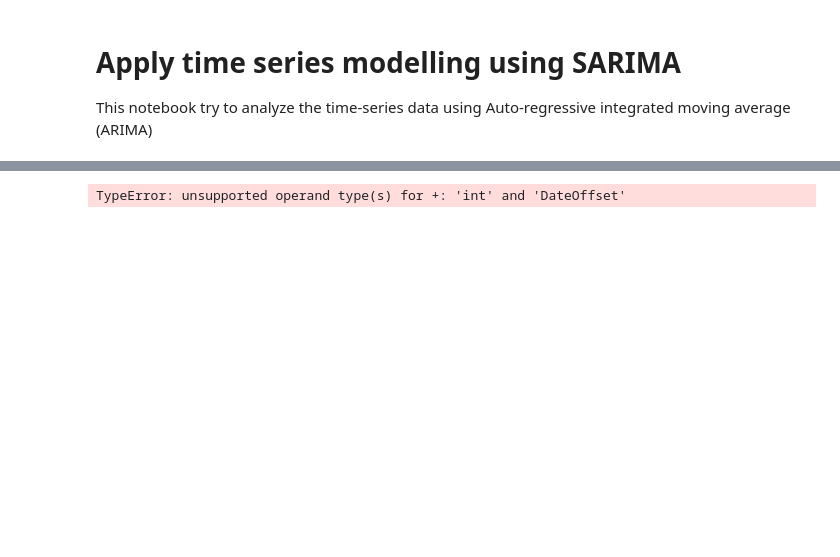
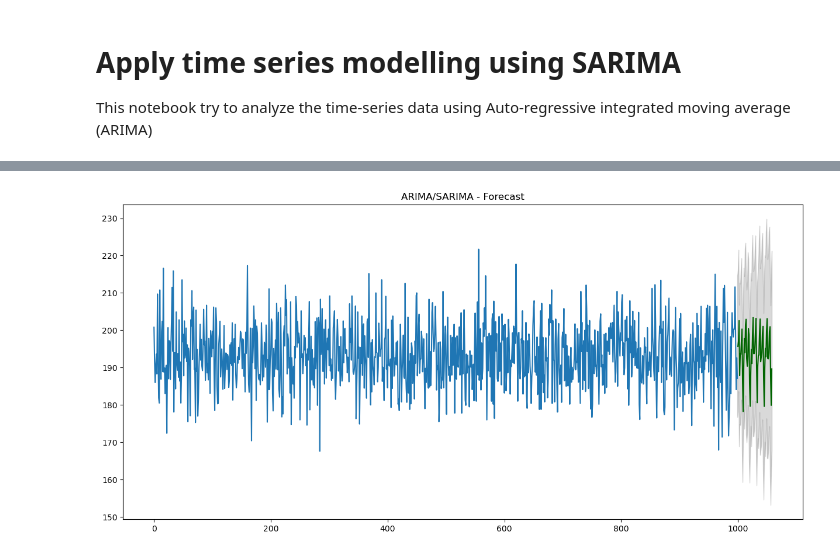
Before and after one commit to mekatronik-achmadi/Predict-CBM, a Jupyter notebook: Vale/TestOlahPy/plant_modelling/model_time_series.ipynb, the cells around one changed output, grey strips where cells are left out. Saved outputs shown, nothing was run; the diff lists cells and outputs as text; code cells hidden in the pictures; blank space fills up the shorter version.

```diff
--- a/Vale/TestOlahPy/plant_modelling/model_time_series.ipynb
+++ b/Vale/TestOlahPy/plant_modelling/model_time_series.ipynb
@@ -78,27 +98,27 @@ plt.show()
 # %%
-def forecast(ARIMA_model, periods=24):
+def forecast(ARIMA_model, periods=60):
     # Forecast
     n_periods = periods
     fitted, confint = ARIMA_model.predict(n_periods=n_periods, return_conf_int=True)
-    index_of_fc = pd.date_range(df.index[-1] + pd.DateOffset(months=1), periods = n_periods, freq='MS')
+    index_of_fc = range(df.index[-1], df.index[-1] + n_periods, 1)
 
     # make series for plotting purpose
     fitted_series = pd.Series(fitted, index=index_of_fc)
     lower_series = pd.Series(confint[:, 0], index=index_of_fc)
     upper_series = pd.Series(confint[:, 1], index=index_of_fc)
 
     # Plot
     plt.figure(figsize=(15,7))
-    plt.plot(df["#Passengers"], color='#1f76b4')
+    plt.plot(df["Values"], color='#1f76b4')
     plt.plot(fitted_series, color='darkgreen')
     plt.fill_between(lower_series.index,
                     lower_series,
                     upper_series,
                     color='k', alpha=.15)
 
-    plt.title("ARIMA/SARIMA - Forecast of Airline Passengers")
+    plt.title("ARIMA/SARIMA - Forecast")
     plt.show()
 
-forecast(ARIMA_model)
+forecast(SARIMA_model)
 # %% [output]
-TypeError: unsupported operand type(s) for +: 'int' and 'DateOffset'
+[figure, added]
```
Also changed, not shown: parts of 5 cells of this notebook.
